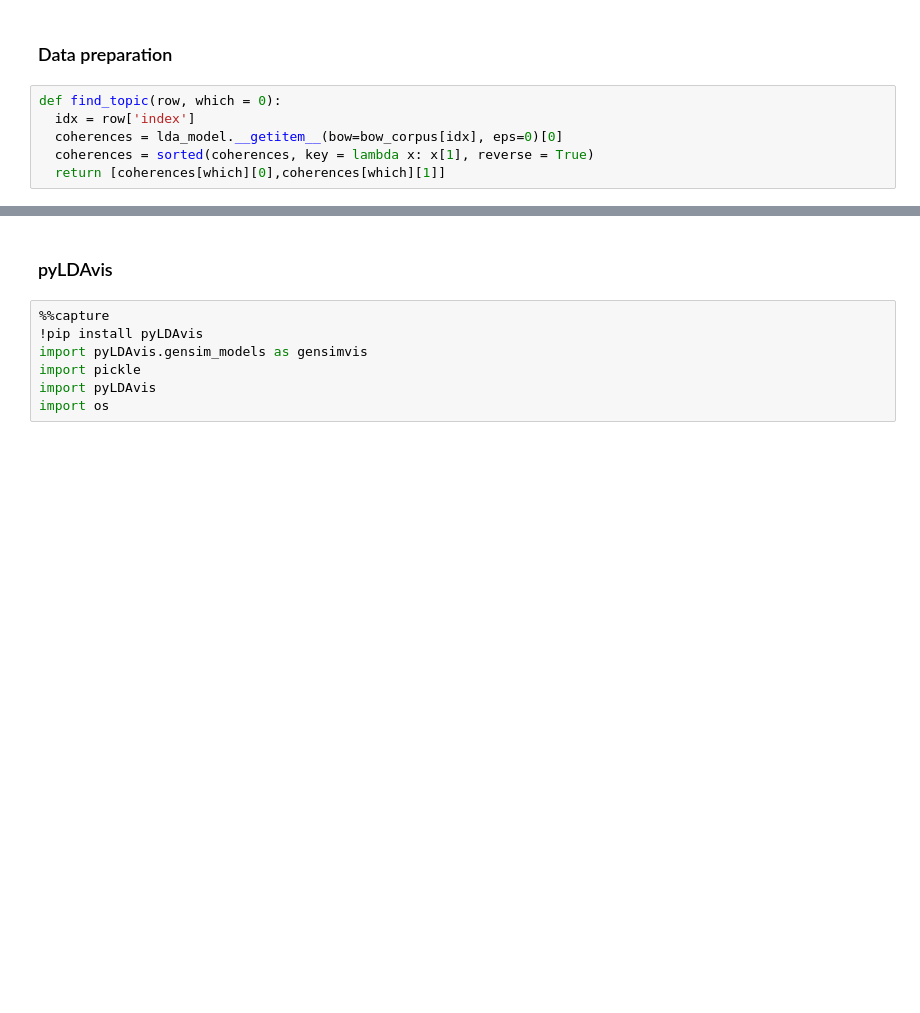
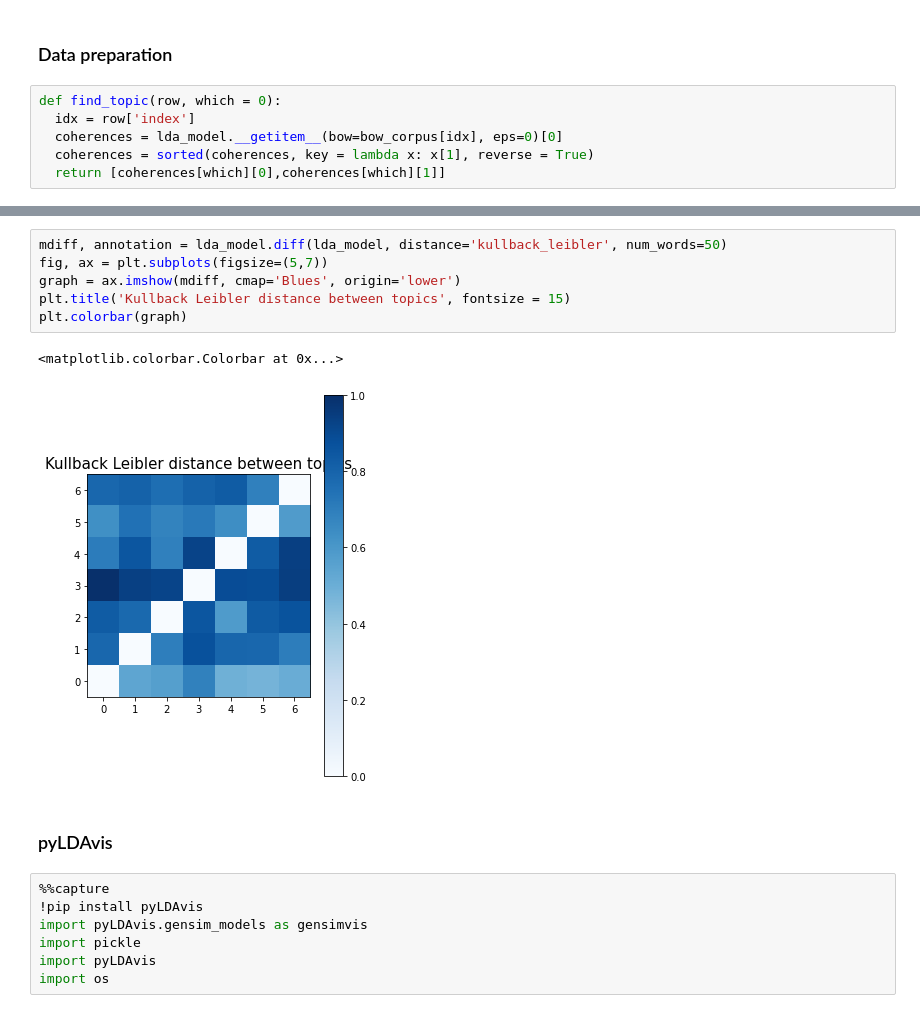
Before and after one commit to Niccolo-Rocchi/Text-Mining-Project, a Jupyter notebook: Topic Modeling/LDA.ipynb, the cells around one changed output, grey strips where cells are left out. Drawn from its saved outputs; the diff is of its cells as text; blank space fills up the shorter version.

```diff
--- a/Topic Modeling/LDA.ipynb
+++ b/Topic Modeling/LDA.ipynb
@@ -239,3 +241,12 @@ plt.colorbar(graph)
+# %%
+mdiff, annotation = lda_model.diff(lda_model, distance='kullback_leibler', num_words=50)
+fig, ax = plt.subplots(figsize=(5,7))
+graph = ax.imshow(mdiff, cmap='Blues', origin='lower')
+plt.title('Kullback Leibler distance between topics', fontsize = 15)
+plt.colorbar(graph)
+# %% [output]
+<matplotlib.colorbar.Colorbar at 0x...>
+[figure, added]
 # %% [markdown]
 ### pyLDAvis
 # %%
```
Also changed, not shown: parts of 15 cells of this notebook.
